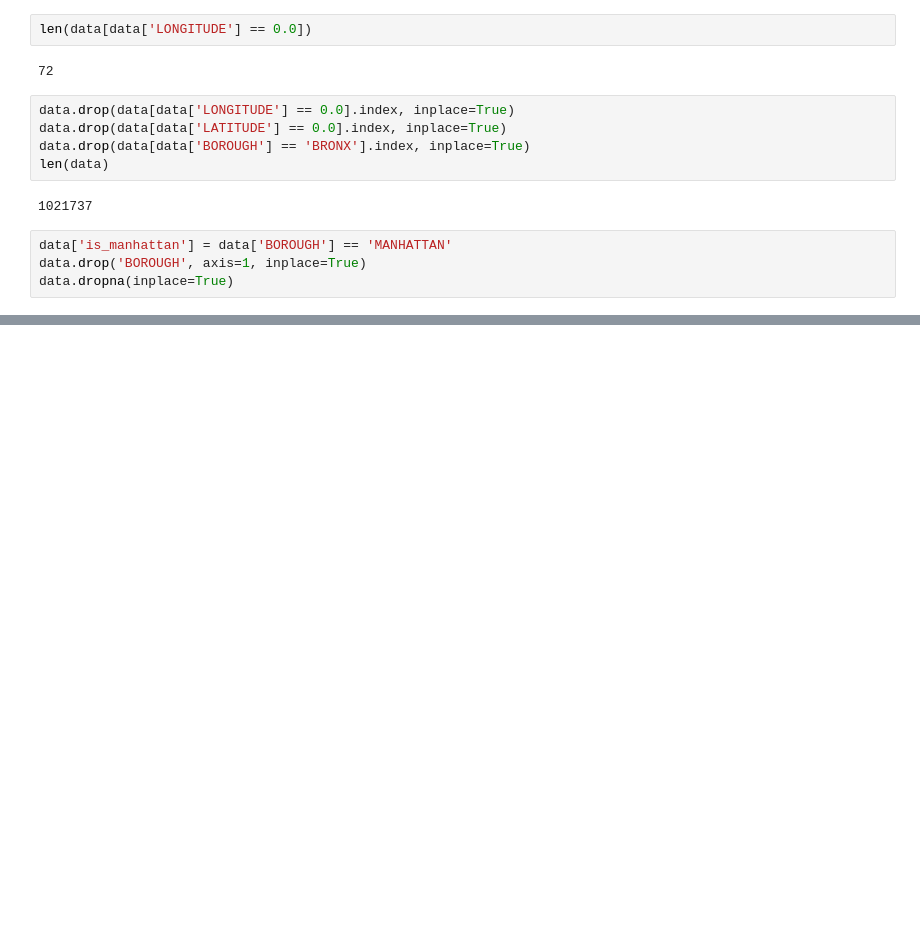
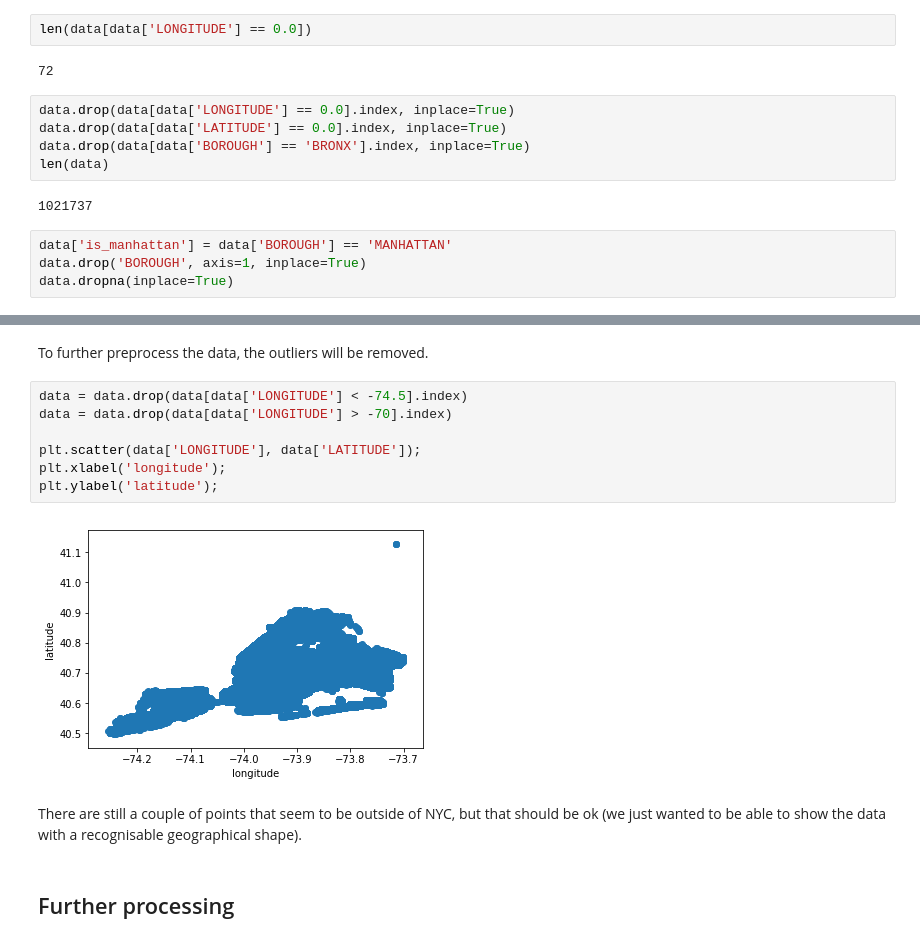
Before and after one commit to tnarik/training-odsc_europe_2017, a Jupyter notebook: 02-tf_for_beginners/notebooks/Manhattan.ipynb, the cells around one changed output, grey strips where cells are left out. Cells and saved outputs as stored; diff of their text form; blank space fills up the shorter version.

```diff
--- a/02-tf_for_beginners/notebooks/Manhattan.ipynb
+++ b/02-tf_for_beginners/notebooks/Manhattan.ipynb
@@ -107,0 +91,15 @@ data[data['LATITUDE'] == data['LATITUDE'].max()]
+# %% [markdown]
+To further preprocess the data, the outliers will be removed.
+# %%
+data = data.drop(data[data['LONGITUDE'] < -74.5].index)
+data = data.drop(data[data['LONGITUDE'] > -70].index)
+
+plt.scatter(data['LONGITUDE'], data['LATITUDE']);
+plt.xlabel('longitude');
+plt.ylabel('latitude');
+# %% [output]
+[figure, added]
+# %% [markdown]
+There are still a couple of points that seem to be outside of NYC, but that should be ok (we just wanted to be able to show the data with a recognisable geographical shape).
+# %% [markdown]
+## Further processing
```
Also changed, not shown: parts of 28 cells of this notebook.
